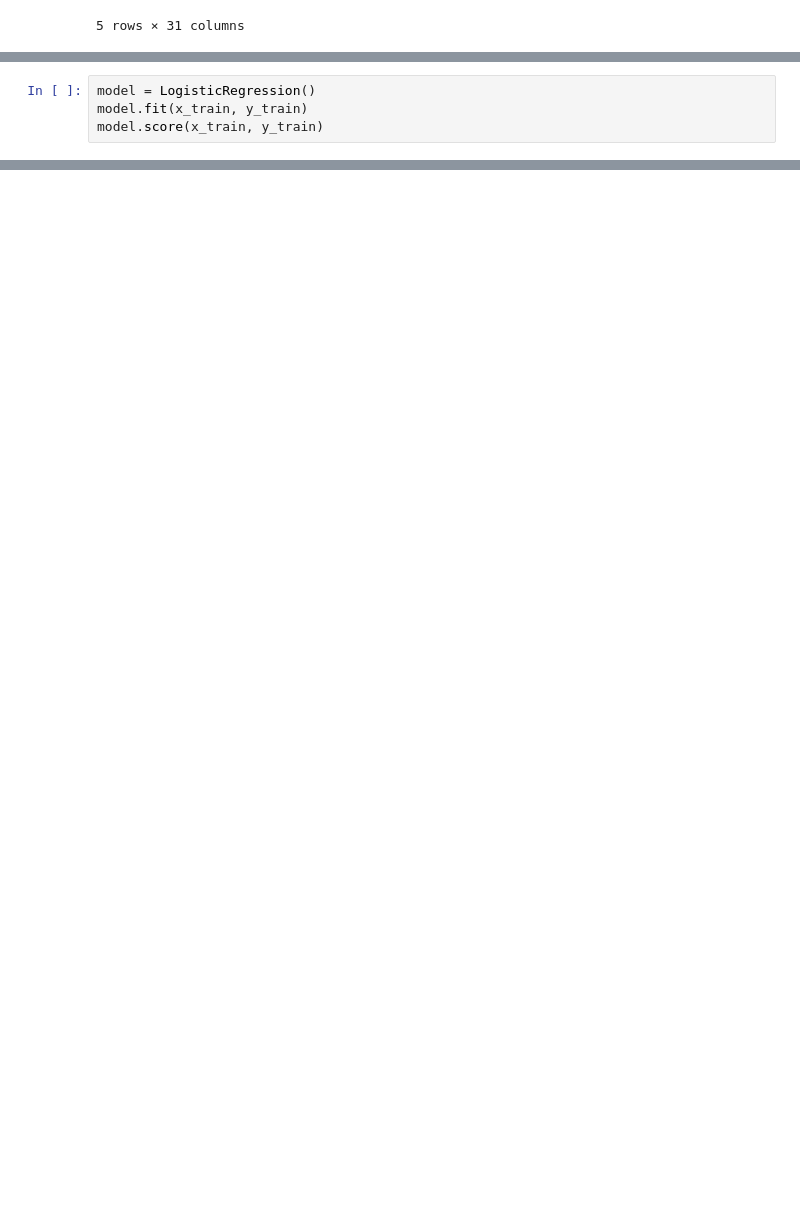
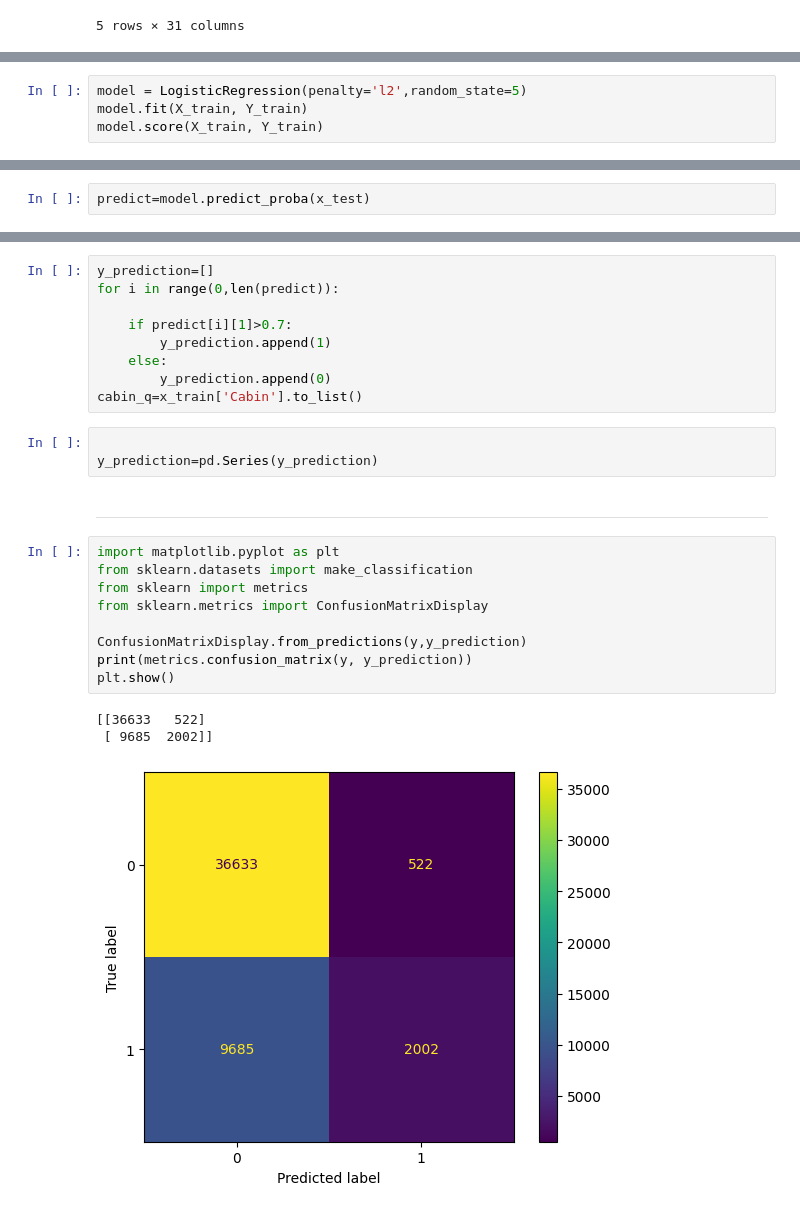
Before and after one commit to ddddrill/ds3-spring-2018, a Jupyter notebook: homework/adultss.ipynb, the cells around one changed output, grey strips where cells are left out. Drawn from its saved outputs; the diff is of its cells as text; blank space fills up the shorter version.

```diff
--- a/homework/adultss.ipynb
+++ b/homework/adultss.ipynb
@@ -105,7 +114,7 @@ x_train, x_test, y_train, x_test=(train_test_split(x, y, test_size = 0.2, random
 # %%
-model = LogisticRegression()
-model.fit(x_train, y_train)
-model.score(x_train, y_train)
+model = LogisticRegression(penalty='l2',random_state=5)
+model.fit(X_train, Y_train)
+model.score(X_train, Y_train)
 # %% [output]
 STOP: TOTAL NO. of ITERATIONS REACHED LIMIT.
 
@@ -117,0 +132,2 @@ Please also refer to the documentation for alternative solver options:
+# %%
+predict=model.predict_proba(x_test)
@@ -117,0 +155,27 @@ Please also refer to the documentation for alternative solver options:
+# %%
+y_prediction=[]
+for i in range(0,len(predict)):
+
+    if predict[i][1]>0.7:
+        y_prediction.append(1)
+    else:
+        y_prediction.append(0)
+cabin_q=x_train['Cabin'].to_list()
+# %%
+
+y_prediction=pd.Series(y_prediction)
+# %% [markdown]
+---
+# %%
+import matplotlib.pyplot as plt
+from sklearn.datasets import make_classification
+from sklearn import metrics
+from sklearn.metrics import ConfusionMatrixDisplay
+
+ConfusionMatrixDisplay.from_predictions(y,y_prediction)
+print(metrics.confusion_matrix(y, y_prediction))
+plt.show()
+# %% [output]
+[[36633   522]
+ [ 9685  2002]]
+[figure, added]
```
Also changed, not shown: parts of 14 cells of this notebook.
